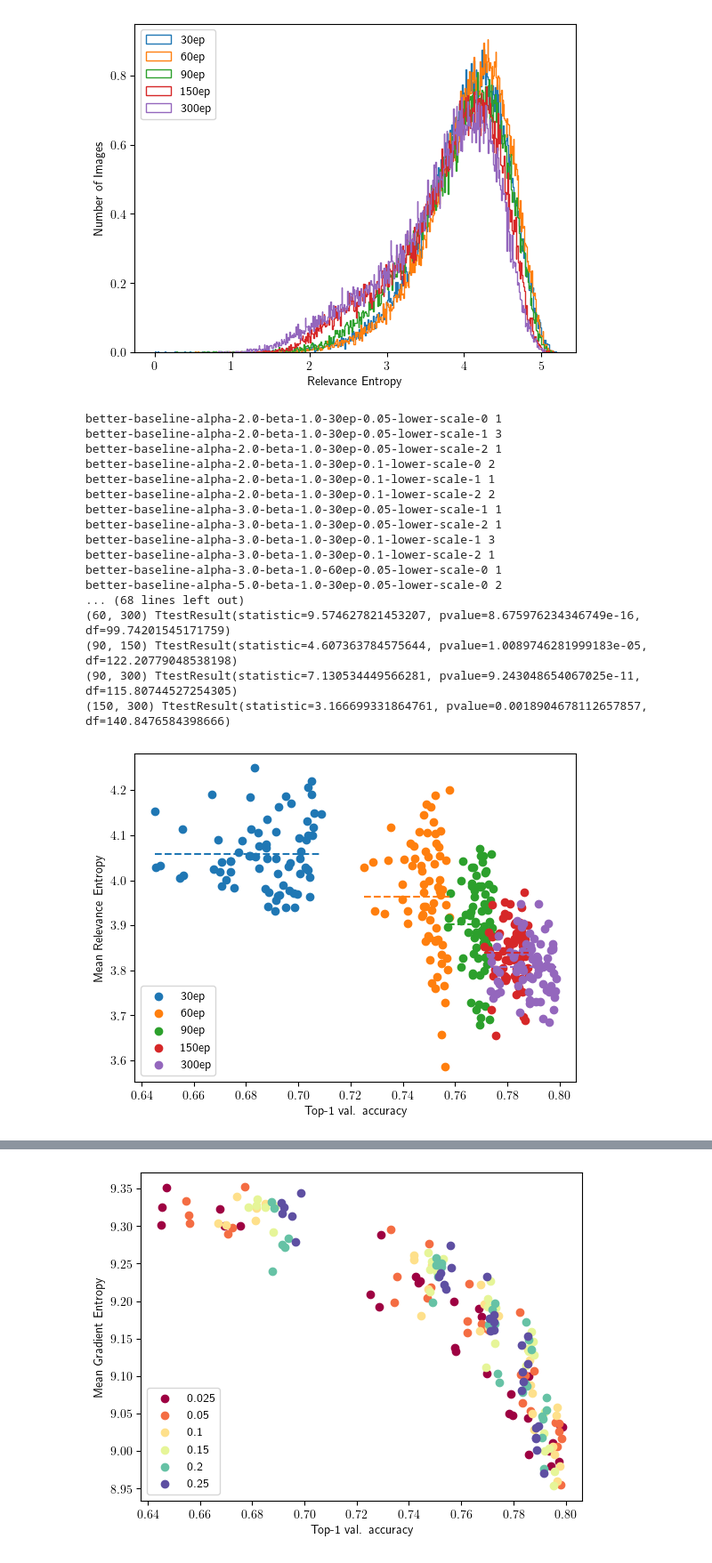
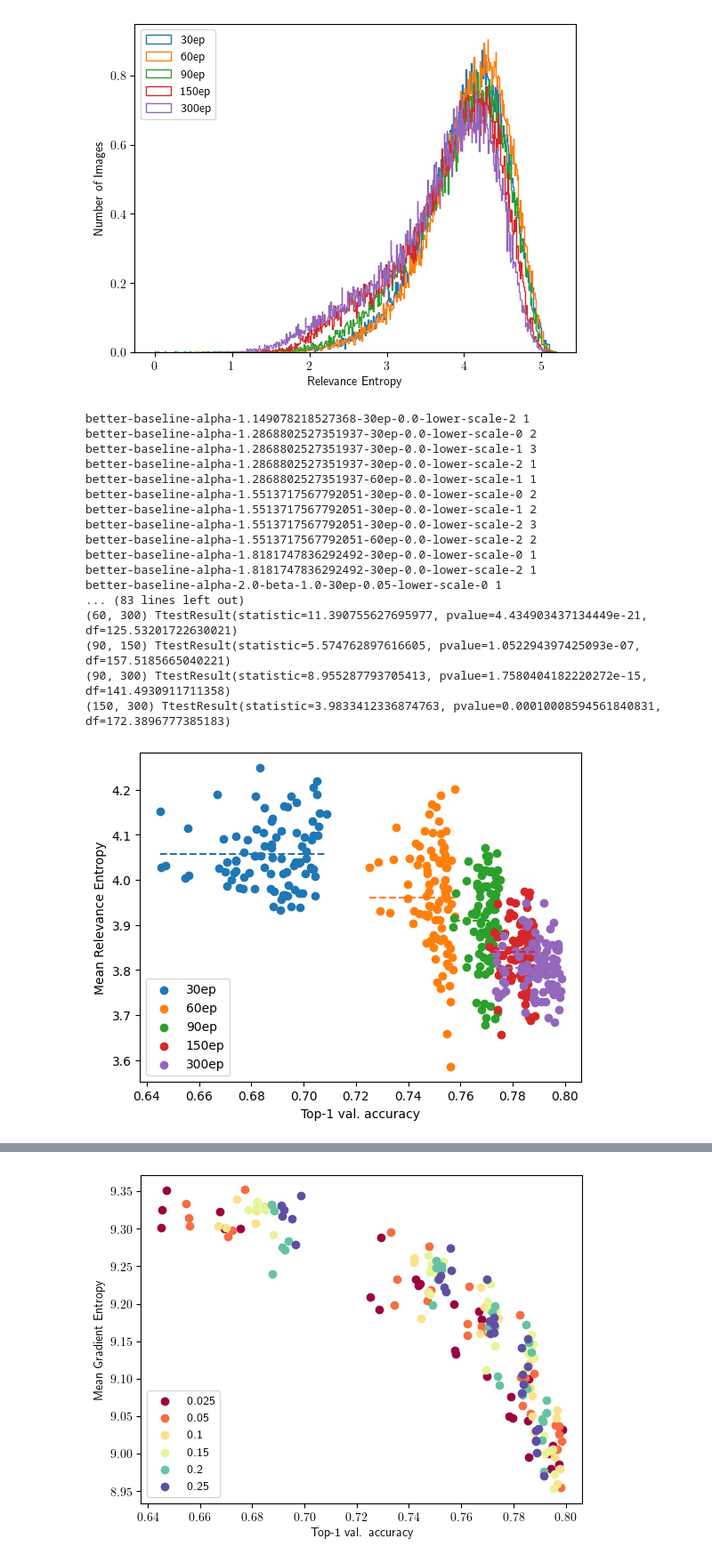
Before and after one commit to EIFY/mup-vit, a Jupyter notebook: notebooks/sweep_eval.ipynb, the cells around one changed output, grey strips where cells are left out. Shown at 89% size. Saved outputs shown, nothing was run; the diff lists cells and outputs as text; code cells hidden in the pictures.

```diff
--- a/notebooks/sweep_eval.ipynb
+++ b/notebooks/sweep_eval.ipynb
@@ -10,14 +10,14 @@ len(raw_real_labels)
 # %% [output]
 50000
 # %%
-# original_labels = [torchvision_default[i][1] for i in range(len(raw_real_labels))]
+original_labels = [torchvision_default[i][1] for i in range(len(raw_real_labels))]
 # %%
 import json
 import os
 
 import numpy as np
 
-ROOT = "/home/jason-chou/Downloads/imagenet-runs/logs"
+ROOT = "/media/jason-chou/T31/imagenet-runs/logs"
 
 # Slightly simplified https://github.com/huggingface/pytorch-image-models/blob/main/timm/data/real_labels.py
 
@@ -177,7 +177,7 @@ class_correct = [0] * 1000
 
 for run in sorted(os.listdir(ROOT)):
     if os.path.isdir(os.path.join(ROOT, run)):
-        if "300ep" in run:
+        if "better-baseline-tf-300ep" in run:
             class_correct = map(max, class_correct, per_class_correct(run, original_labels))
 
 class_correct = list(class_correct)
@@ -239,7 +239,7 @@ tow truck
 hair spray
 # %%
 for run in sorted(os.listdir(ROOT)):
-    if os.path.isdir(os.path.join(ROOT, run)):
+    if "better-baseline-" in run and os.path.isdir(os.path.join(ROOT, run)):
         ds = torch_ds()
         real_labels = RealLabelsImagenet(filenames, raw_real_labels)
         eval_best(os.path.join(ROOT, run), ds, real_labels, device)
@@ -368,15 +368,15 @@ plt.show()
 # %%
 import numpy as np
 import matplotlib.pyplot as plt
-import os, json
+import os, json, itertools
+from scipy.stats import ttest_ind
 
-ROOT = "/home/jason-chou/Downloads/imagenet-runs/logs"
 epoch = [30, 60, 90, 150, 300]
 data = {ep: [] for ep in epoch}
 total = 0
 
 for run in sorted(os.listdir(ROOT)):
-    if os.path.isdir(p := os.path.join(ROOT, run)) and os.path.exists(val_ent_file := os.path.join(p, 'attn_entropy.npy')):
+    if os.path.isdir(p := os.path.join(ROOT, run)) and "better-baseline-" in run and os.path.exists(val_ent_file := os.path.join(p, 'attn_entropy.npy')):
         total += 1
         for ep in epoch:
             if str(ep) + 'ep' in run:
@@ -395,50 +395,50 @@ for ep, seq in data.items():
     plt.scatter(x, y, label=f"{ep}ep")
 
 # plt.gca().set_prop_cycle(None)
 
 prop_cycle = plt.rcParams['axes.prop_cycle']
 colors = prop_cycle.by_key()['color']
 ep_y = []
 
 for (ep, seq), color in zip(data.items(), colors):
     x, y = zip(*seq)
     ep_y.append((ep, y))
     y_bar = statistics.mean(y)
     plt.hlines(y=y_bar, xmin=min(x), xmax=max(x),
                color=color, linestyle='dashed')
     print(ep, y_bar)
 
 print(total)
 
 print(len(ep_y))
 for pair in itertools.combinations(ep_y, r=2):
     (ep1, a), (ep2, b) = pair
     print((ep1, ep2), ttest_ind(a, b, equal_var=False))
 
 plt.legend(loc="lower left")
 plt.xlabel("Top-1 val. accuracy")
 plt.ylabel("Mean Relevance Entropy")
 plt.savefig("rel_entropy_vs_acc.png")
 plt.show()
 # %% [output]
+better-baseline-alpha-1.149078218527368-30ep-0.0-lower-scale-2 1
+better-baseline-alpha-1.2868802527351937-30ep-0.0-lower-scale-0 2
+better-baseline-alpha-1.2868802527351937-30ep-0.0-lower-scale-1 3
+better-baseline-alpha-1.2868802527351937-30ep-0.0-lower-scale-2 1
+better-baseline-alpha-1.2868802527351937-60ep-0.0-lower-scale-1 1
+better-baseline-alpha-1.5513717567792051-30ep-0.0-lower-scale-0 2
+better-baseline-alpha-1.5513717567792051-30ep-0.0-lower-scale-1 2
+better-baseline-alpha-1.5513717567792051-30ep-0.0-lower-scale-2 3
+better-baseline-alpha-1.5513717567792051-60ep-0.0-lower-scale-2 2
+better-baseline-alpha-1.8181747836292492-30ep-0.0-lower-scale-0 1
+better-baseline-alpha-1.8181747836292492-30ep-0.0-lower-scale-2 1
 better-baseline-alpha-2.0-beta-1.0-30ep-0.05-lower-scale-0 1
-better-baseline-alpha-2.0-beta-1.0-30ep-0.05-lower-scale-1 3
-better-baseline-alpha-2.0-beta-1.0-30ep-0.05-lower-scale-2 1
-better-baseline-alpha-2.0-beta-1.0-30ep-0.1-lower-scale-0 2
-better-baseline-alpha-2.0-beta-1.0-30ep-0.1-lower-scale-1 1
-better-baseline-alpha-2.0-beta-1.0-30ep-0.1-lower-scale-2 2
-better-baseline-alpha-3.0-beta-1.0-30ep-0.05-lower-scale-1 1
-better-baseline-alpha-3.0-beta-1.0-30ep-0.05-lower-scale-2 1
-better-baseline-alpha-3.0-beta-1.0-30ep-0.1-lower-scale-1 3
-better-baseline-alpha-3.0-beta-1.0-30ep-0.1-lower-scale-2 1
-better-baseline-alpha-3.0-beta-1.0-60ep-0.05-lower-scale-0 1
-better-baseline-alpha-5.0-beta-1.0-30ep-0.05-lower-scale-0 2
-... (68 lines left out)
-(60, 300) TtestResult(statistic=9.574627821453207, pvalue=8.675976234346749e-16, df=99.74201545171759)
-(90, 150) TtestResult(statistic=4.607363784575644, pvalue=1.0089746281999183e-05, df=122.20779048538198)
-(90, 300) TtestResult(statistic=7.130534449566281, pvalue=9.243048654067025e-11, df=115.80744527254305)
-(150, 300) TtestResult(statistic=3.166699331864761, pvalue=0.0018904678112657857, df=140.8476584398666)
+... (83 lines left out)
+(60, 300) TtestResult(statistic=11.390755627695977, pvalue=4.434903437134449e-21, df=125.53201722630021)
+(90, 150) TtestResult(statistic=5.574762897616605, pvalue=1.052294397425093e-07, df=157.5185665040221)
+(90, 300) TtestResult(statistic=8.955287793705413, pvalue=1.7580404182220272e-15, df=141.4930911711358)
+(150, 300) TtestResult(statistic=3.9833412336874763, pvalue=0.00010008594561840831, df=172.3896777385183)
-[figure, old version]
+[figure, new version]
 # %%
 import numpy as np
 import matplotlib.pyplot as plt
```
Also changed, not shown: parts of 24 cells of this notebook, 1 other file.
